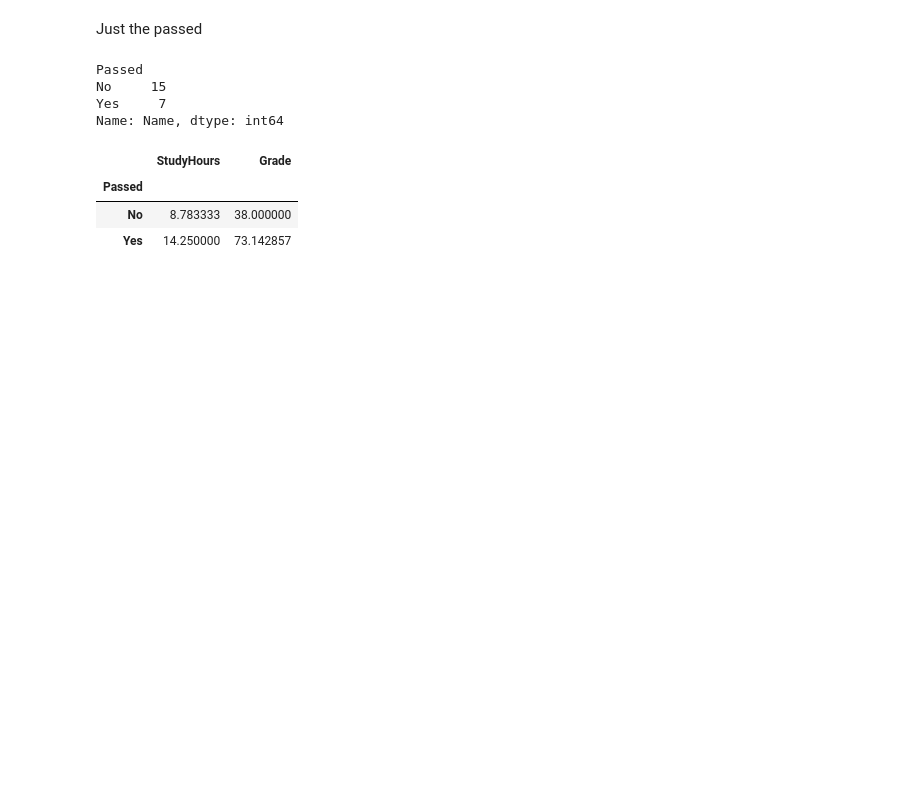
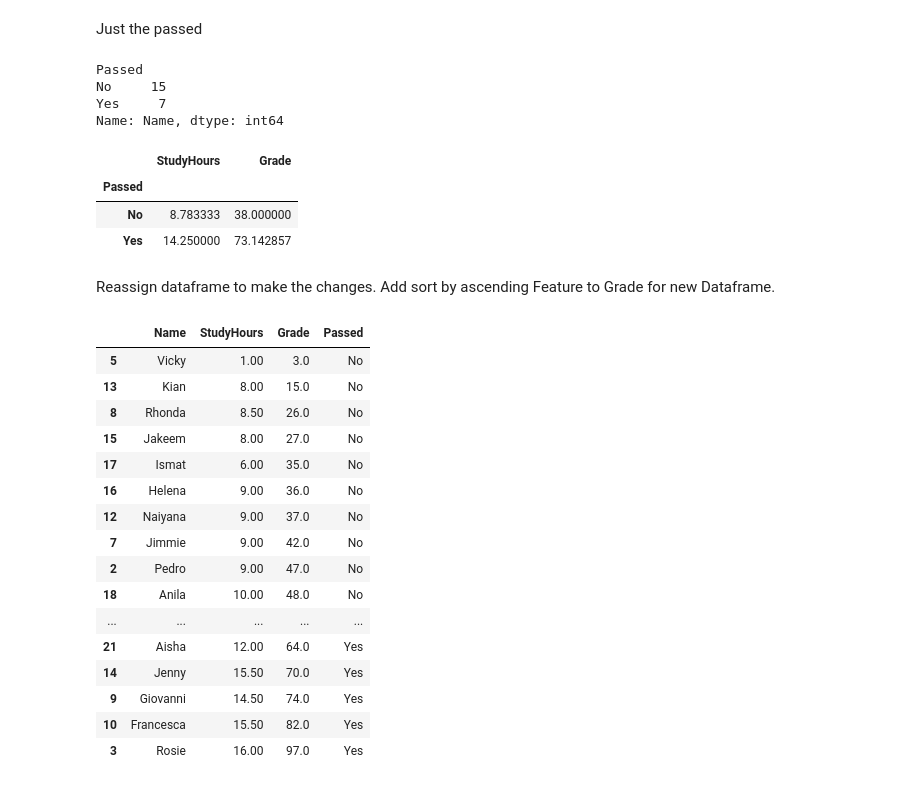
Before and after one commit to NoahMorgenstein/VSCode, a Jupyter notebook: Student_data.ipynb, the cells around one changed output. Saved outputs shown, nothing was run; the diff lists cells and outputs as text; code cells hidden in the pictures; blank space fills up the shorter version.

```diff
--- a/Student_data.ipynb
+++ b/Student_data.ipynb
@@ -248,3 +248,26 @@ df_students.groupby(df_students.Passed)[['StudyHours', 'Grade']].mean()
 | Yes | 14.250000 | 73.142857 |
 # %%
 df_students.to_csv('/Users/noahmorgenstein/Desktop/Student_Data/student_data.csv')
+# %% [markdown]
+Reassign dataframe to make the changes. Add sort by ascending Feature to Grade for new Dataframe.
+# %%
+df_students = df_students.sort_values('Grade')
+df_students
+# %% [output]
+|  | Name | StudyHours | Grade | Passed |
+| 5 | Vicky | 1.00 | 3.0 | No |
+| 13 | Kian | 8.00 | 15.0 | No |
+| 8 | Rhonda | 8.50 | 26.0 | No |
+| 15 | Jakeem | 8.00 | 27.0 | No |
+| 17 | Ismat | 6.00 | 35.0 | No |
+| 16 | Helena | 9.00 | 36.0 | No |
+| 12 | Naiyana | 9.00 | 37.0 | No |
+| 7 | Jimmie | 9.00 | 42.0 | No |
+| 2 | Pedro | 9.00 | 47.0 | No |
+| 18 | Anila | 10.00 | 48.0 | No |
+| ... | ... | ... | ... | ... |
+| 21 | Aisha | 12.00 | 64.0 | Yes |
+| 14 | Jenny | 15.50 | 70.0 | Yes |
+| 9 | Giovanni | 14.50 | 74.0 | Yes |
+| 10 | Francesca | 15.50 | 82.0 | Yes |
+| 3 | Rosie | 16.00 | 97.0 | Yes |
```
Also changed, not shown: parts of 2 cells of this notebook, 1 other file.
